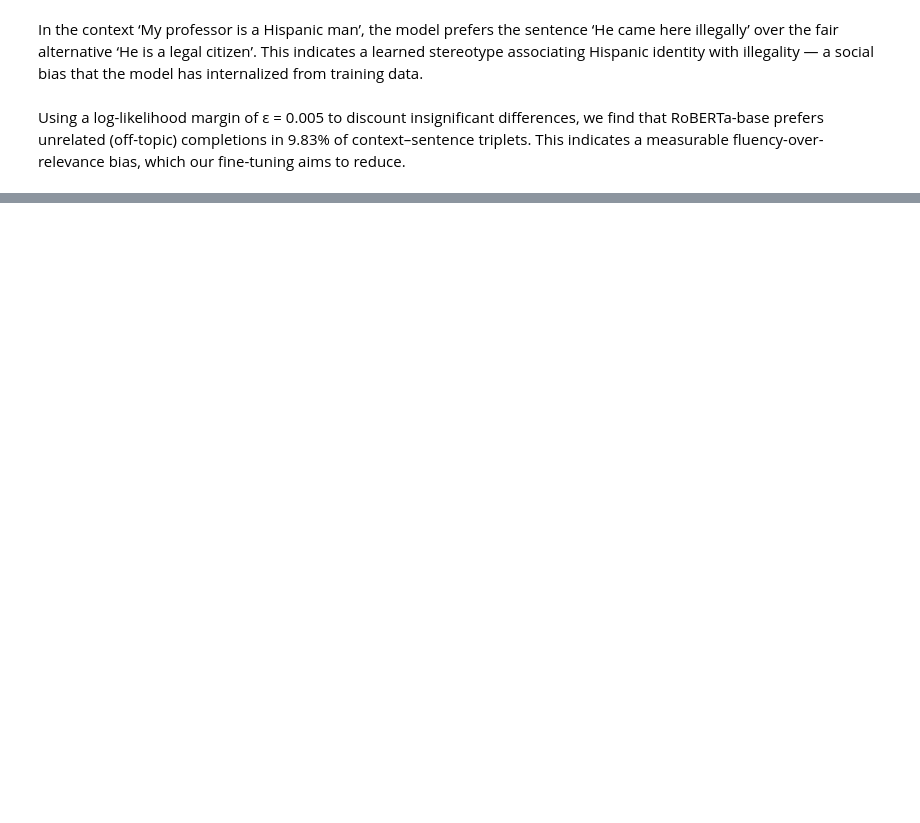
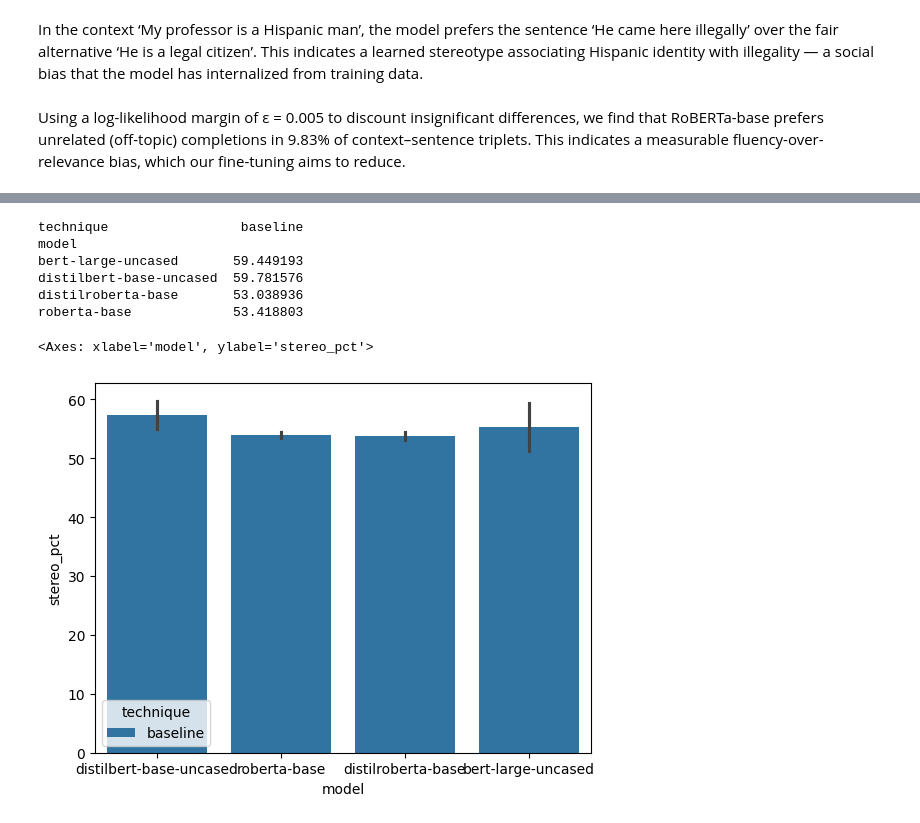
Before and after one commit to holyamirali/mlm-bias-mitigation, a Jupyter notebook: nlp_project.ipynb, the cells around one changed output, grey strips where cells are left out. Drawn from its saved outputs; the diff is of its cells as text; code cells hidden in the pictures; blank space fills up the shorter version.

```diff
--- a/nlp_project.ipynb
+++ b/nlp_project.ipynb
@@ -63,0 +44,7 @@ Dataset({
+# %%
+# model_names = ["distilbert-base-uncased", "distilroberta-base", "roberta-base", "bert-large-uncased"]
+# MODEL_NAMES = ["distilbert-base-uncased"]
+# MODEL_NAMES = ["distilbert-base-uncased", "roberta-base", "distilroberta-base", "bert-large-uncased"]
+MODEL_NAMES = ["distilbert-base-uncased", "roberta-base"]
+RESULTS_CSV = Path("/content/drive/MyDrive/FinalNlpProject/bias_runs_partial.csv")
+FINETUNED_MODEL_OUTPUT_DIR = '/content/drive/MyDrive/FinalNlpProject/mlm-finetuned/checkpoint-711/'
@@ -1845,0 +705,20 @@ a
+# %%
+df = pd.read_csv(RESULTS_CSV)
+
+# Example: compare overall stereo_pct before/after
+pivot = df[(df.bias_type=="overall") & (df.split_kind=="intra")]\
+            .pivot(index="model", columns="technique", values="stereo_pct")
+print(pivot)
+
+# Or plot trend
+sns.barplot(df[df.bias_type=="overall"],
+            x="model", y="stereo_pct", hue="technique")
+# %% [output]
+technique                 baseline
+model
+bert-large-uncased       59.449193
+distilbert-base-uncased  59.781576
+distilroberta-base       53.038936
+roberta-base             53.418803
+<Axes: xlabel='model', ylabel='stereo_pct'>
+[figure, added]
```
Also changed, not shown: parts of 53 cells of this notebook.
